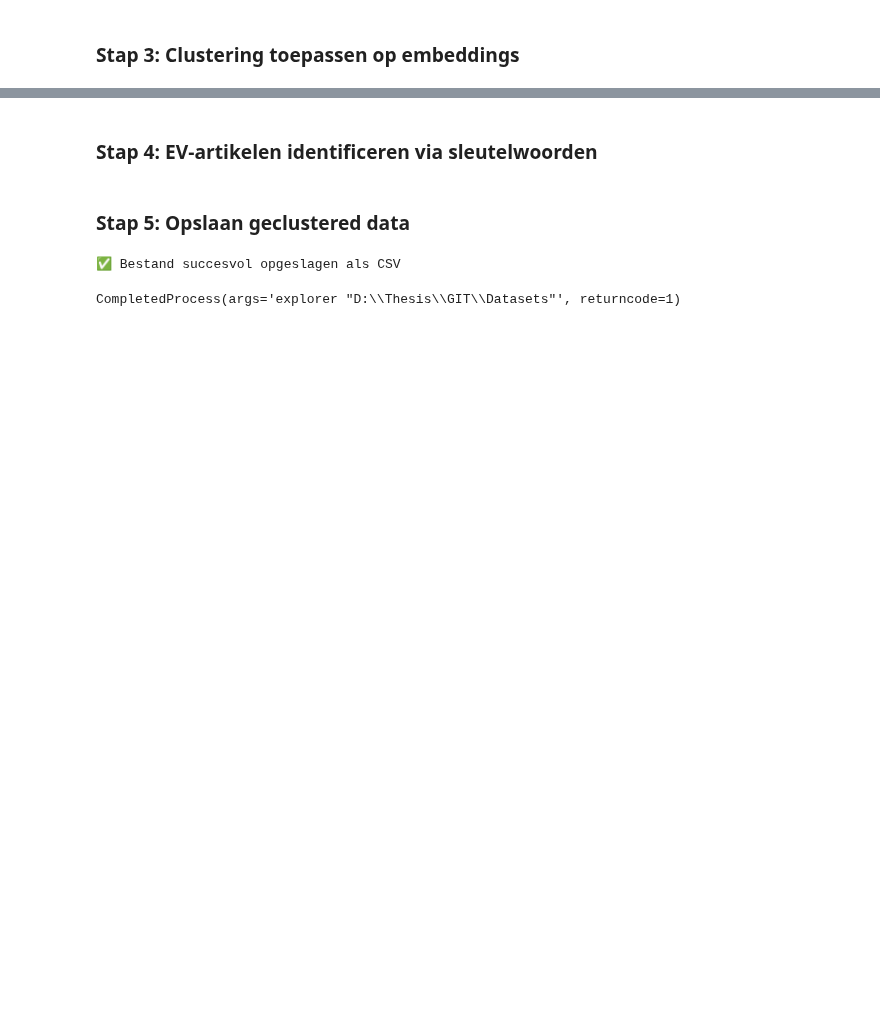
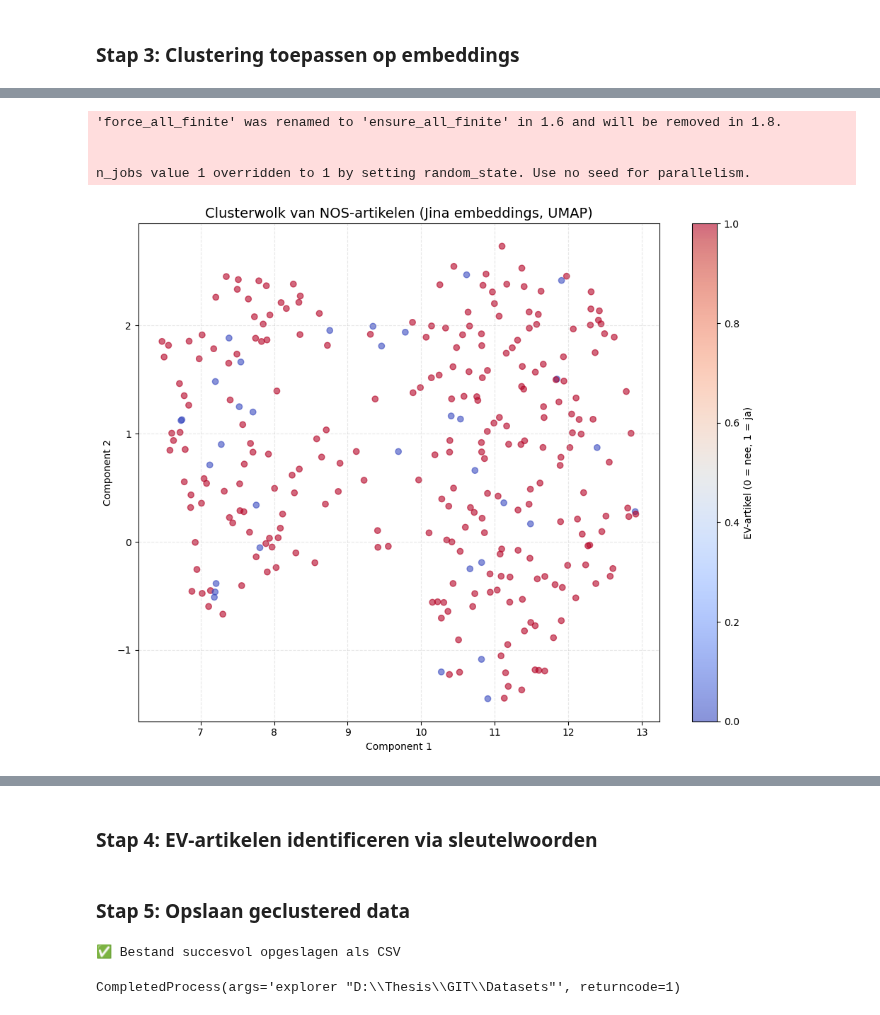
Before and after one commit to DylanHaaz/Tryhard, a Jupyter notebook: Code/Data exploration/NOS2.IPYNB, the cells around one changed output, grey strips where cells are left out. Drawn from its saved outputs; the diff is of its cells as text; code cells hidden in the pictures; blank space fills up the shorter version.

```diff
--- a/Code/Data exploration/NOS2.IPYNB
+++ b/Code/Data exploration/NOS2.IPYNB
@@ -122,18 +127,33 @@ WARNING:tensorflow:From c:\Users\dylan\anaconda3\Lib\site-packages\tf_keras\src\
-# %%
-from sentence_transformers import SentenceTransformer
-
-# Laad het model
-model = SentenceTransformer("jinaai/jina-embeddings-v3", trust_remote_code=True)
-
-# Neem willekeurige 10% van de data
-df_sample = df.sample(frac=0.1, random_state=42)
-texts = df_sample['content'].tolist()
-
-# Genereer de embeddings
-embeddings = model.encode(
-    texts,
-    task="separation",
-    prompt_name="separation",
-    show_progress_bar=True,
-    batch_size=4
-    )
+# %%
+
+import umap
+import matplotlib.pyplot as plt
+
+# Zorg dat je dit installeert als je het nog niet hebt:
+# pip install umap-learn
+
+# Reduceer naar 2D
+reducer = umap.UMAP(n_neighbors=15, min_dist=0.1, metric='cosine', random_state=42)
+embedding_2d = reducer.fit_transform(artikel_embeddings)
+
+# Voeg 2D-coördinaten toe aan je DataFrame
+df_sample["x"] = embedding_2d[:, 0]
+df_sample["y"] = embedding_2d[:, 1]
+
+# Plot met kleuring op basis van of het een EV-artikel is
+plt.figure(figsize=(10, 8))
+plt.scatter(
+    df_sample["x"],
+    df_sample["y"],
+    c=df_sample["is_ev_final"].astype(int),
+    cmap="coolwarm",
+    alpha=0.6
+)
+plt.title("Clusterwolk van NOS-artikelen (Jina embeddings, UMAP)", fontsize=14)
+plt.xlabel("Component 1")
+plt.ylabel("Component 2")
+plt.grid(True, linestyle="--", alpha=0.3)
+plt.colorbar(label="EV-artikel (0 = nee, 1 = ja)")
+plt.tight_layout()
+plt.show()
+# %% [output]
@@ -139,0 +177,5 @@ embeddings = model.encode(
+'force_all_finite' was renamed to 'ensure_all_finite' in 1.6 and will be removed in 1.8.
+
+
+n_jobs value 1 overridden to 1 by setting random_state. Use no seed for parallelism.
+[figure, added]
```
Also changed, not shown: parts of 16 cells of this notebook.
